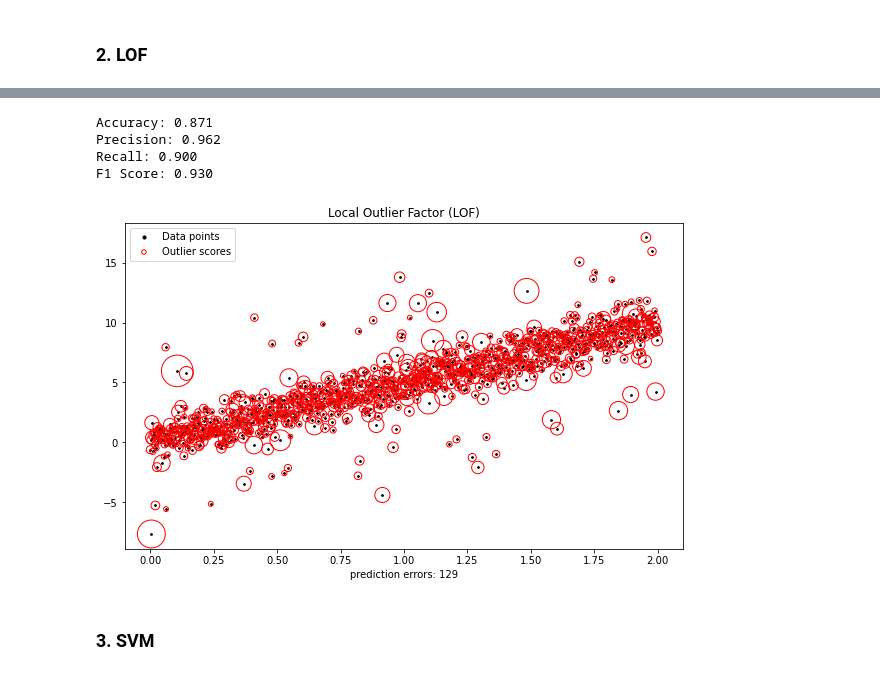
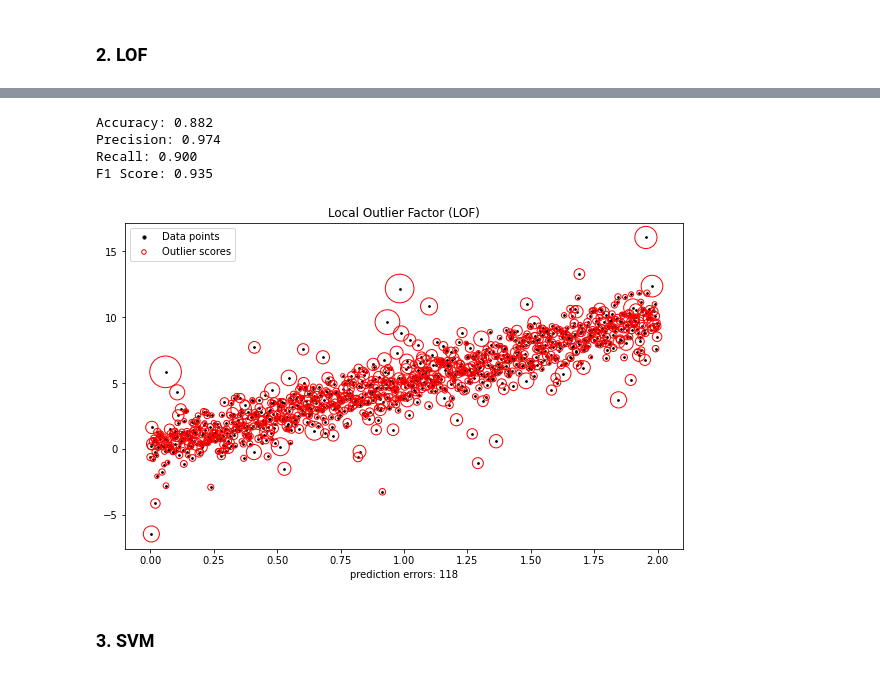
Before and after one commit to seoyeonc/ms, a Jupyter notebook: _notebooks/2022-11-04-comparison_study.ipynb, the cells around one changed output, grey strips where cells are left out. Drawn from its saved outputs; the diff is of its cells as text; code cells hidden in the pictures.

```diff
--- a/_notebooks/2022-11-04-comparison_study.ipynb
+++ b/_notebooks/2022-11-04-comparison_study.ipynb
@@ -231,11 +223,11 @@ outlier_true_one = signal.copy()
 # %%
-outlier_true_one = list(map(lambda x: -1 if x!=0 else 1,outlier_true_one))
+outlier_true_one_1 = list(map(lambda x: -1 if x!=0 else 1,outlier_true_one_1))
 # %%
-_x = np.linspace(0,2,1000)
-_y1 = 5*_x
-_y = _y1 + x # x is epsilon
+_x_1 = np.linspace(0,2,1000)
+_y1_1 = 5*_x_1
+_y_1 = _y1_1 + x_1 # x is epsilon
 # %%
-_df=pd.DataFrame({'x':_x, 'y':_y})
+_df=pd.DataFrame({'x':_x_1, 'y':_y_1})
 # %%
 X = np.array(_df)
 # %% [markdown]
@@ -321,5 +313,5 @@ clf = LocalOutlierFactor(n_neighbors=2)
 # %%
-conf_matrix = confusion_matrix(outlier_true_one, clf.fit_predict(X))
+conf_matrix = confusion_matrix(outlier_true_one_1, clf.fit_predict(X))
 # %%
 fig, ax = plt.subplots(figsize=(5, 5))
 ax.matshow(conf_matrix, cmap=plt.cm.Oranges, alpha=0.3)
@@ -335,40 +327,40 @@ plt.show()
 # %%
-print('Accuracy: %.3f' % accuracy_score(outlier_true_one, clf.fit_predict(X)))
-print('Precision: %.3f' % precision_score(outlier_true_one, clf.fit_predict(X)))
-print('Recall: %.3f' % recall_score(outlier_true_one, clf.fit_predict(X)))
-print('F1 Score: %.3f' % f1_score(outlier_true_one, clf.fit_predict(X)))
+print('Accuracy: %.3f' % accuracy_score(outlier_true_one_1, clf.fit_predict(X)))
+print('Precision: %.3f' % precision_score(outlier_true_one_1, clf.fit_predict(X)))
+print('Recall: %.3f' % recall_score(outlier_true_one_1, clf.fit_predict(X)))
+print('F1 Score: %.3f' % f1_score(outlier_true_one_1, clf.fit_predict(X)))
 # %% [output]
-Accuracy: 0.871
-Precision: 0.962
+Accuracy: 0.882
+Precision: 0.974
 Recall: 0.900
-F1 Score: 0.930
+F1 Score: 0.935
 # %%
-ground_truth=outlier_true_one
+ground_truth=outlier_true_one_1
 y_pred = clf.fit_predict(X)
 n_errors = (y_pred != ground_truth).sum()
 X_scores = clf.negative_outlier_factor_
 plt.figure(figsize=(10,6))
 plt.title("Local Outlier Factor (LOF)")
 plt.scatter(X[:, 0], X[:, 1], color="k", s=3.0, label="Data points")
 radius = (X_scores.max() - X_scores) / (X_scores.max() - X_scores.min())
 plt.scatter(
     X[:, 0],
     X[:, 1],
     s=1000 * radius,
     edgecolors="r",
     facecolors="none",
     label="Outlier scores",
 )
 plt.axis("tight")
 # plt.xlim((-5, 5))
 # plt.ylim((-5, 5))
 plt.xlabel("prediction errors: %d" % (n_errors))
 legend = plt.legend(loc="upper left")
 legend.legendHandles[0]._sizes = [10]
 legend.legendHandles[1]._sizes = [20]
 plt.show()
 # %% [output]
-[figure, old version]
+[figure, new version]
 # %% [markdown]
 ### 3. SVM
 # %%
```
Also changed, not shown: parts of 152 cells of this notebook, 1 other file.
